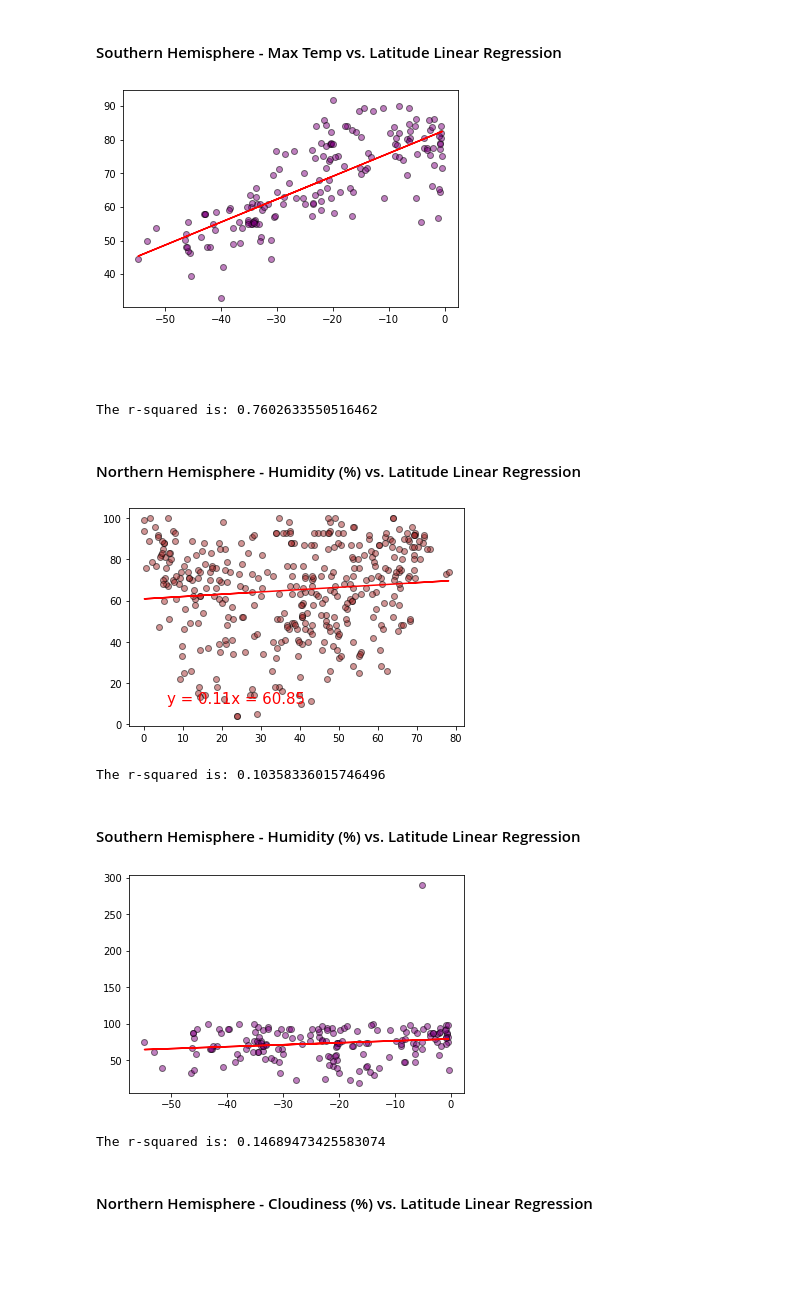
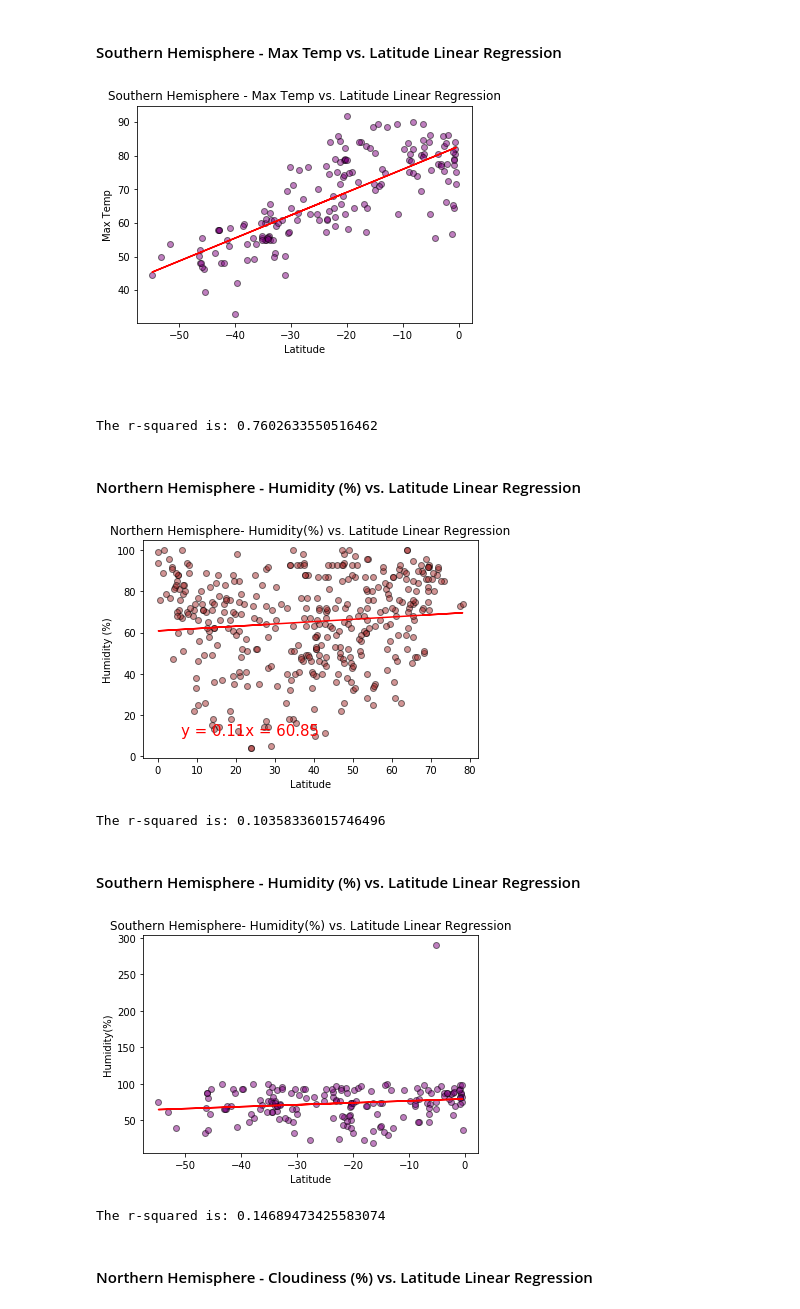
Before and after one commit to Bcliffwm/python-api-challenge, a Jupyter notebook: starter_code/WeatherPy.ipynb, the cells around one changed output. Saved outputs shown, nothing was run; the diff lists cells and outputs as text; code cells hidden in the pictures; blank space fills up the shorter version.

Commit message:
Writing descriptions for graphs

```diff
--- a/starter_code/WeatherPy.ipynb
+++ b/starter_code/WeatherPy.ipynb
@@ -264,8 +267,11 @@ templine_eq = "y = " + str(round(slope,2)) + "x = " + str(round(intercept, 2))
 plt.scatter(south_lat, south_temp, facecolor = "purple", edgecolor="black", alpha=.5)
 plt.plot(south_lat, south_tempregress_values, "r-")
 plt.annotate(templine_eq,(6,10), fontsize=15, color = "red")
+plt.xlabel("Latitude")
+plt.ylabel("Max Temp")
+plt.title("Southern Hemisphere - Max Temp vs. Latitude Linear Regression")
 plt.show()
 print(f"The r-squared is: {rvalue}")
 # %% [output]
-[figure, old version]
+[figure, new version]
 The r-squared is: 0.7602633550516462
@@ -282,24 +292,30 @@ templine_eq = "y = " + str(round(slope,2)) + "x = " + str(round(intercept, 2))
 plt.scatter(north_lat, north_humid, facecolor = "brown", edgecolor="black", alpha=.5)
 plt.plot(north_lat, north_tempregress_values, "r-")
 plt.annotate(templine_eq,(6,10), fontsize=15, color = "red")
+plt.xlabel("Latitude")
+plt.ylabel("Humidity (%)")
+plt.title("Northern Hemisphere- Humidity(%) vs. Latitude Linear Regression")
 plt.show()
 print(f"The r-squared is: {rvalue}")
 # %% [output]
-[figure, old version]
+[figure, new version]
 The r-squared is: 0.10358336015746496
 # %% [markdown]
 ####  Southern Hemisphere - Humidity (%) vs. Latitude Linear Regression
 # %%
 south_humid = southern_df["Humidity"]
 
 (slope, intercept, rvalue, pvalue, stderr) = linregress(south_lat, south_humid)
 south_tempregress_values = south_lat*slope + intercept
 templine_eq = "y = " + str(round(slope,2)) + "x = " + str(round(intercept, 2))
 plt.scatter(south_lat, south_humid, facecolor = "purple", edgecolor="black", alpha=.5)
 plt.plot(south_lat, south_tempregress_values, "r-")
 plt.annotate(templine_eq,(6,10), fontsize=15, color = "red")
+plt.xlabel("Latitude")
+plt.ylabel("Humidity(%)")
+plt.title("Southern Hemisphere- Humidity(%) vs. Latitude Linear Regression")
 plt.show()
 print(f"The r-squared is: {rvalue}")
 # %% [output]
-[figure, old version]
+[figure, new version]
 The r-squared is: 0.14689473425583074
```
Also changed, not shown: parts of 8 cells of this notebook.
